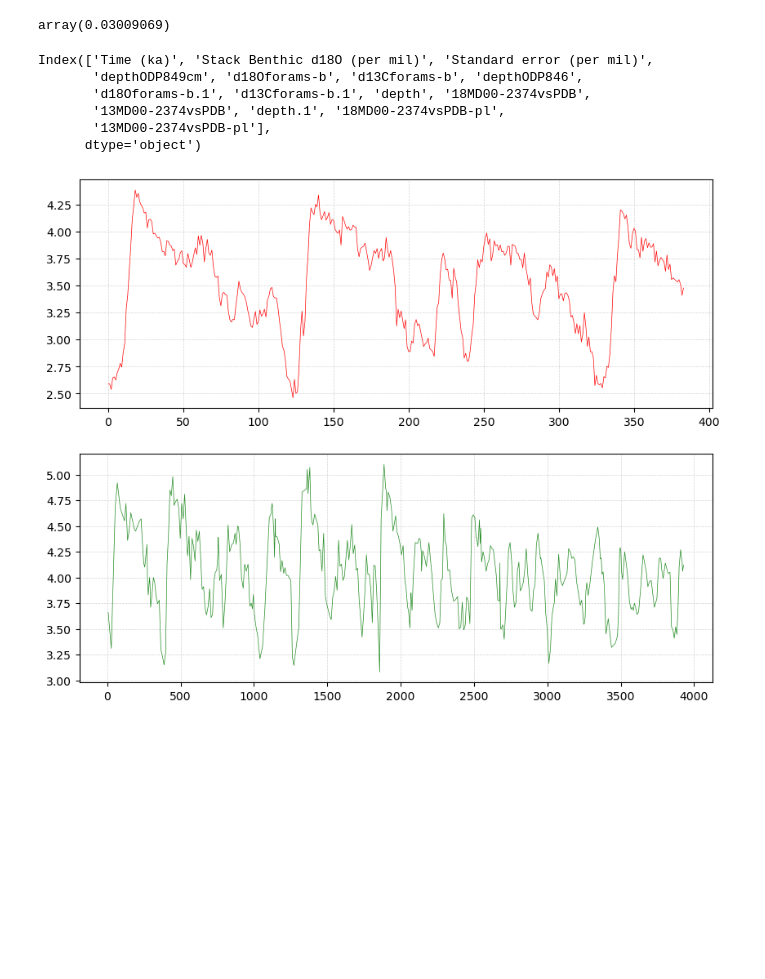
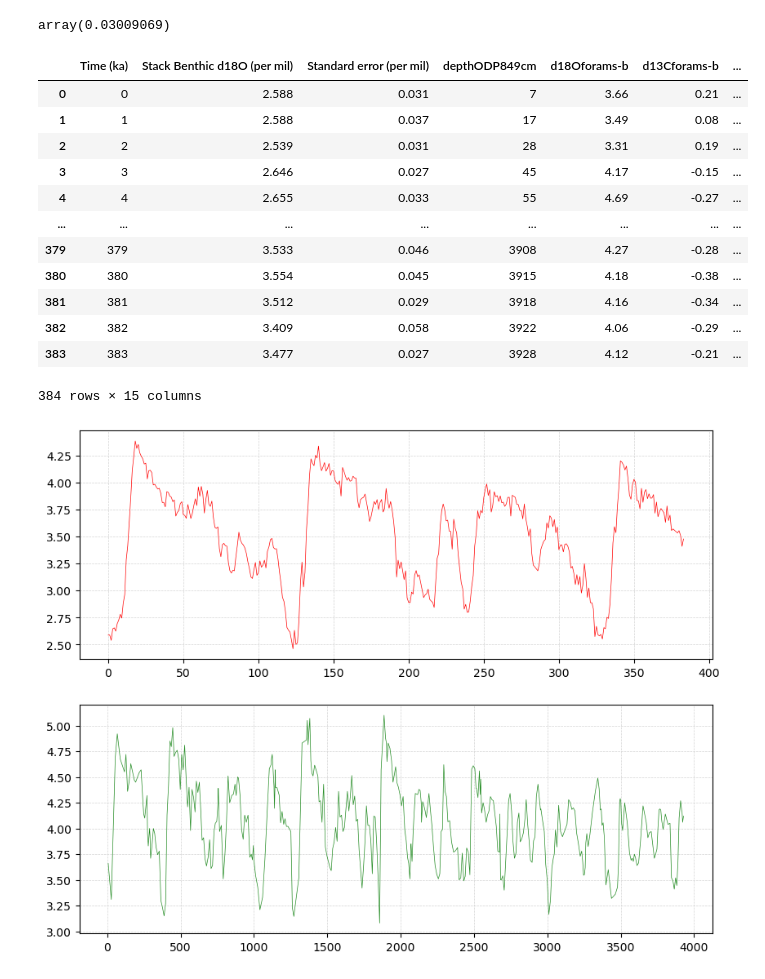
Before and after one commit to PBrockmann/PyAnalyseries, a Jupyter notebook: interp1d.ipynb, the cells around one changed output. Drawn from its saved outputs; the diff is of its cells as text; code cells hidden in the pictures; blank space fills up the shorter version.

```diff
--- a/interp1d.ipynb
+++ b/interp1d.ipynb
@@ -43,14 +28,18 @@ def readData(file, x1Name, y1Name, x2Name, y2Name):
 # %%
-x1Name ='Time (ka)'
-y1Name = 'Stack Benthic d18O (per mil)'
-x2Name = 'depthODP849cm'
-y2Name = 'd18Oforams-b'
-
-readData('testFile.csv', x1Name, y1Name, x2Name, y2Name)
+file = 'testFile.csv'
+df = pd.read_csv(file)
+df
 # %% [output]
+|  | Time (ka) | Stack Benthic d18O (per mil) | Standard error (per mil) | depthODP849cm | d18Oforams-b | d13Cforams-b | ... |
+| 0 | 0 | 2.588 | 0.031 | 7 | 3.66 | 0.21 | ... |
+| 1 | 1 | 2.588 | 0.037 | 17 | 3.49 | 0.08 | ... |
+| 2 | 2 | 2.539 | 0.031 | 28 | 3.31 | 0.19 | ... |
+| 3 | 3 | 2.646 | 0.027 | 45 | 4.17 | -0.15 | ... |
+| 4 | 4 | 2.655 | 0.033 | 55 | 4.69 | -0.27 | ... |
+| ... | ... | ... | ... | ... | ... | ... | ... |
+| 379 | 379 | 3.533 | 0.046 | 3908 | 4.27 | -0.28 | ... |
+| 380 | 380 | 3.554 | 0.045 | 3915 | 4.18 | -0.38 | ... |
+| 381 | 381 | 3.512 | 0.029 | 3918 | 4.16 | -0.34 | ... |
+| 382 | 382 | 3.409 | 0.058 | 3922 | 4.06 | -0.29 | ... |
+| 383 | 383 | 3.477 | 0.027 | 3928 | 4.12 | -0.21 | ... |
-Index(['Time (ka)', 'Stack Benthic d18O (per mil)', 'Standard error (per mil)',
-       'depthODP849cm', 'd18Oforams-b', 'd13Cforams-b', 'depthODP846',
-       'd18Oforams-b.1', 'd13Cforams-b.1', 'depth', '18MD00-2374vsPDB',
-       '13MD00-2374vsPDB', 'depth.1', '18MD00-2374vsPDB-pl',
-       '13MD00-2374vsPDB-pl'],
-      dtype='object')
+384 rows × 15 columns
```
Also changed, not shown: parts of 6 cells of this notebook, 4 other files.
